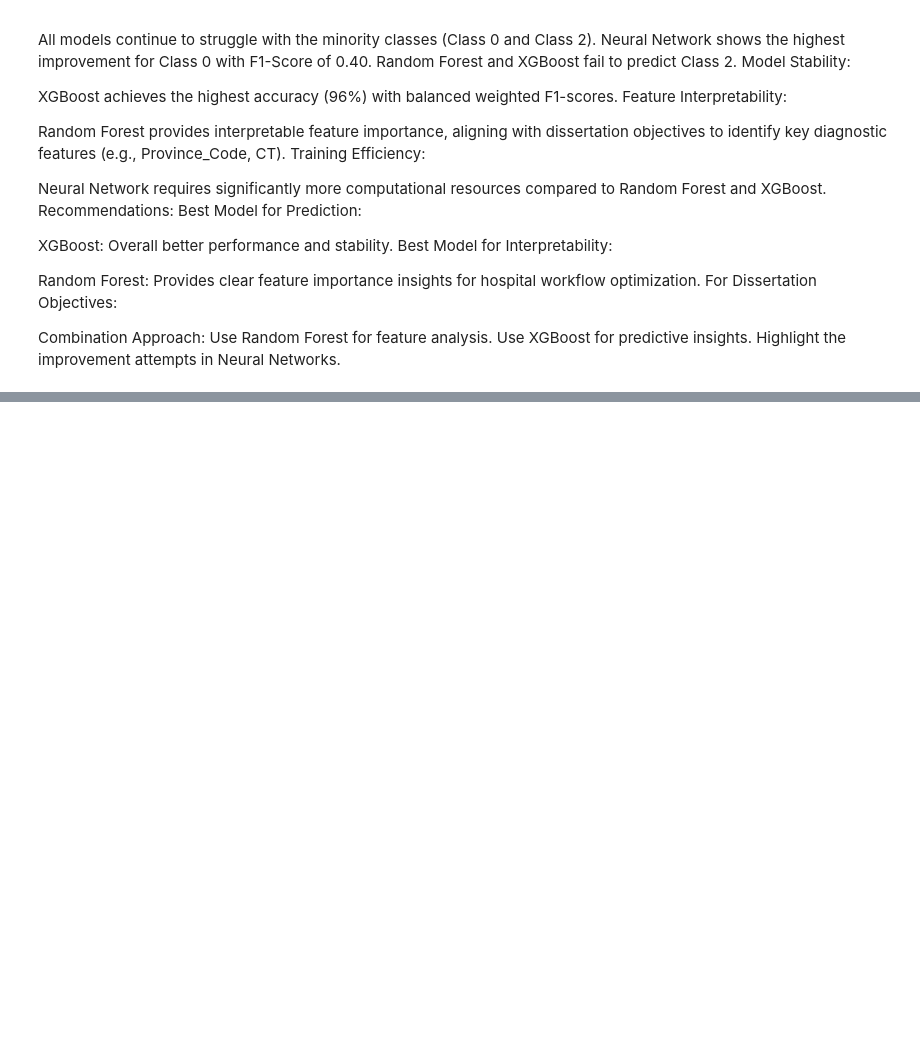
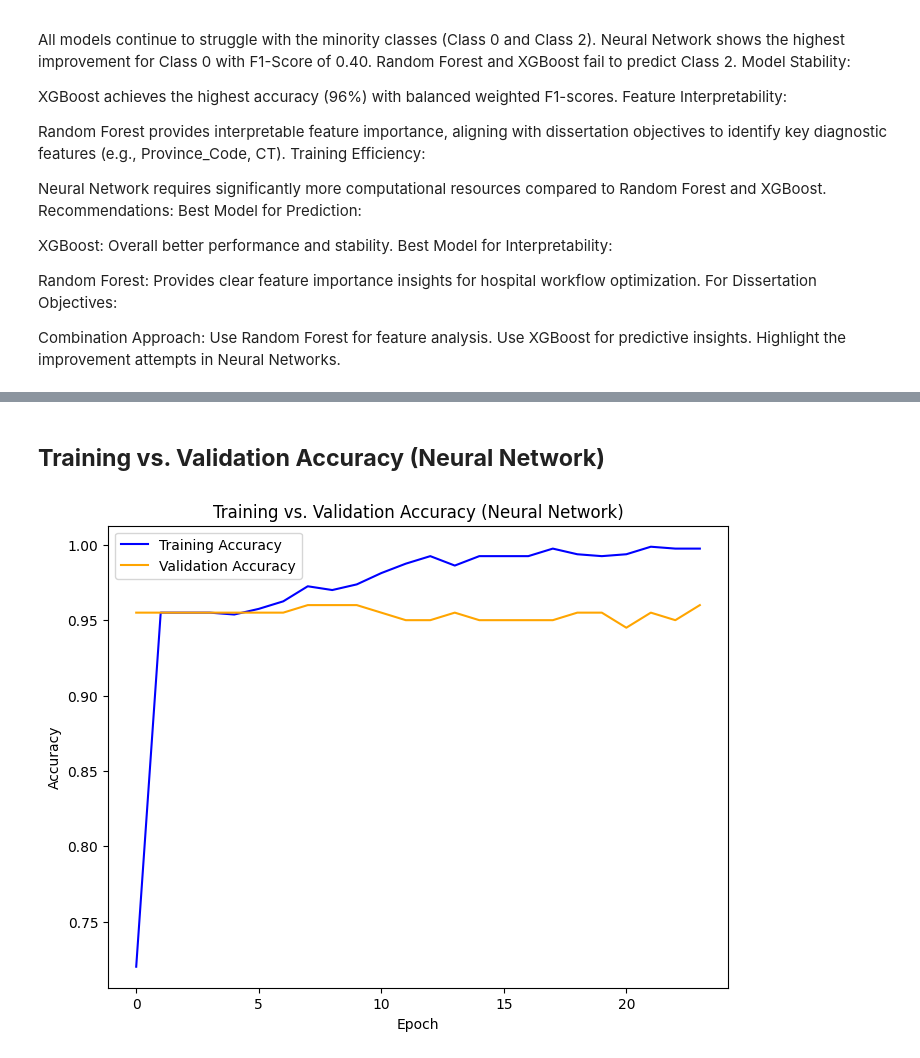
Before and after one commit to njokinjuguna/Machine-learning-Models, a Jupyter notebook: cancerpredictiveanalysisinkenya.ipynb, the cells around one changed output, grey strips where cells are left out. Drawn from its saved outputs; the diff is of its cells as text; code cells hidden in the pictures; blank space fills up the shorter version.

```diff
--- a/cancerpredictiveanalysisinkenya.ipynb
+++ b/cancerpredictiveanalysisinkenya.ipynb
@@ -1193,0 +1237,14 @@ Highlight the improvement attempts in Neural Networks.
+# %% [markdown]
+## **Training vs. Validation Accuracy (Neural Network)**
+# %%
+# Plot training and validation accuracy
+plt.figure(figsize=(8, 6))
+plt.plot(history_refined.history['accuracy'], label='Training Accuracy', color='blue')
+plt.plot(history_refined.history['val_accuracy'], label='Validation Accuracy', color='orange')
+plt.title('Training vs. Validation Accuracy (Neural Network)')
+plt.xlabel('Epoch')
+plt.ylabel('Accuracy')
+plt.legend()
+plt.show()
+# %% [output]
+[figure, added]
```
Also changed, not shown: parts of 8 cells of this notebook.
